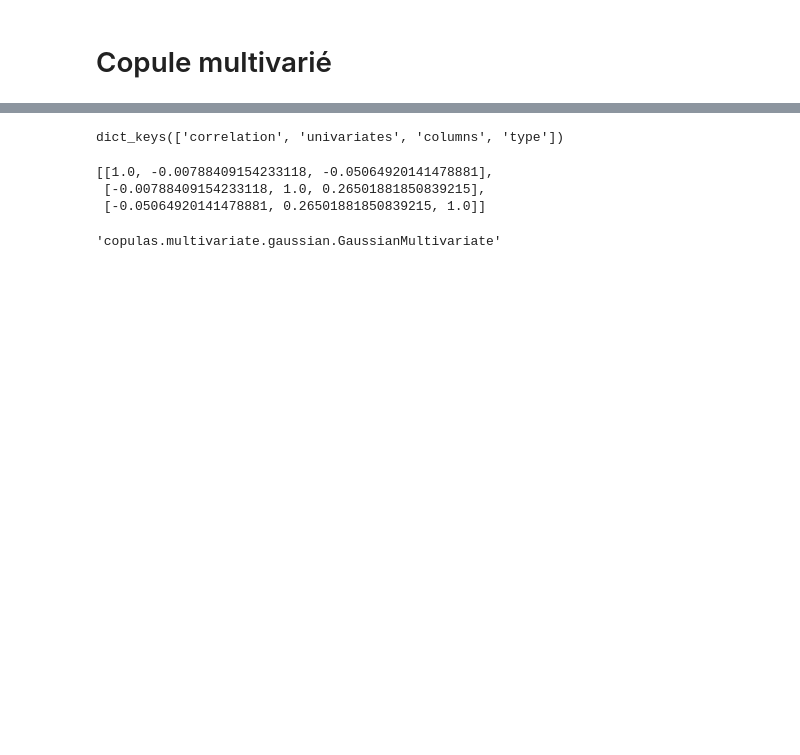
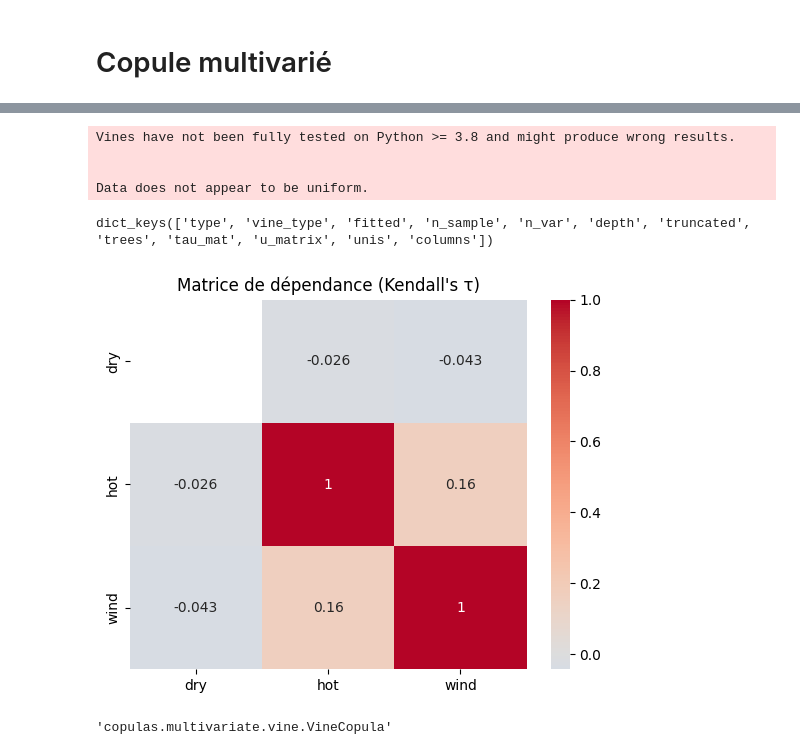
Before and after one commit to lucasvazelle/compound_climate_extremes_copula, a Jupyter notebook: notbook.ipynb, the cells around one changed output, grey strips where cells are left out. Drawn from its saved outputs; the diff is of its cells as text; code cells hidden in the pictures; blank space fills up the shorter version.

Commit message:
dépendance

```diff
--- a/notbook.ipynb
+++ b/notbook.ipynb
@@ -92,3 +93,28 @@ df = df.drop(columns='time')
 
 # Réorganiser les colonnes
 df = df[['year', 'dry', 'hot', 'wind']]
+# %%
+def uniformize_data(df, columns):
+    """
+    Transforme chaque colonne du DataFrame en pseudo-observations uniformes [0,1]
+    Utilisé pour ajuster une copule.
+
+    Args:
+        df (pd.DataFrame): DataFrame contenant les colonnes à transformer.
+        columns (list): Liste des noms de colonnes à transformer.
+
+    Returns:
+        np.ndarray: Tableau numpy transformé (n, d)
+    """
+    n = len(df)
+    u = np.zeros((n, len(columns)))
+
+    for i, col in enumerate(columns):
+        ranks = df[col].rank(method='average')  # méthode 'average' pour être stable
+        u[:, i] = ranks / (n + 1)  # normalisation sur [0,1]
+
+    return u
+
+# Exemple d’utilisation :
+columns = ['dry', 'hot', 'wind']
+df_normalized =pd.DataFrame(uniformize_data(df, columns), columns=columns)
@@ -95,22 +137,34 @@ df = df[['year', 'dry', 'hot', 'wind']]
 # %%
 
-copula = GaussianMultivariate()
-copula.fit(df.iloc[:,1:])
-
-synthetic_data = copula.sample(len(df.iloc[:,1:]))
+copula = VineCopula("center")
+copula.fit(df_normalized)
+synthetic_data = copula.sample(len(df_normalized))
+# %% [output]
+Vines have not been fully tested on Python >= 3.8 and might produce wrong results.
+
+
+Data does not appear to be uniform.
 # %%
 copula_params = copula.to_dict()
 copula_params.keys()
 # %% [output]
-dict_keys(['correlation', 'univariates', 'columns', 'type'])
+dict_keys(['type', 'vine_type', 'fitted', 'n_sample', 'n_var', 'depth', 'truncated', 'trees', 'tau_mat', 'u_matrix', 'unis', 'columns'])
-# %%
-copula_params['correlation']
-# %% [output]
-[[1.0, -0.00788409154233118, -0.05064920141478881],
- [-0.00788409154233118, 1.0, 0.26501881850839215],
- [-0.05064920141478881, 0.26501881850839215, 1.0]]
+# %%
+import seaborn as sns
+import matplotlib.pyplot as plt
+import numpy as np
+import pandas as pd
+
+tau_mat = np.array(copula_params['tau_mat'])
+labels = ['dry', 'hot', 'wind']
+
+sns.heatmap(tau_mat, annot=True, xticklabels=labels, yticklabels=labels, cmap='coolwarm', center=0)
+plt.title("Matrice de dépendance (Kendall's τ)")
+plt.show()
+# %% [output]
+[figure, added]
 # %%
 copula_params['type']
 # %% [output]
-'copulas.multivariate.gaussian.GaussianMultivariate'
+'copulas.multivariate.vine.VineCopula'
 # %%
```
Also changed, not shown: parts of 4 cells of this notebook, 4 other files.
